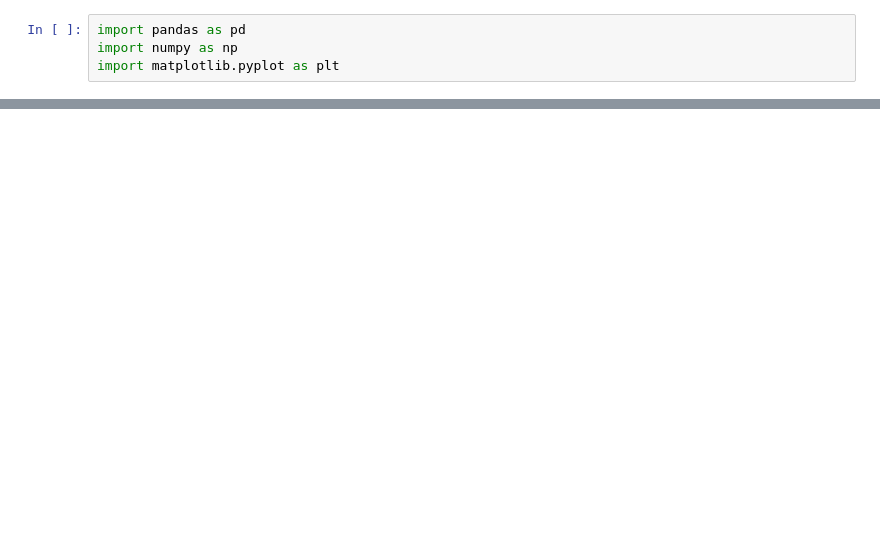
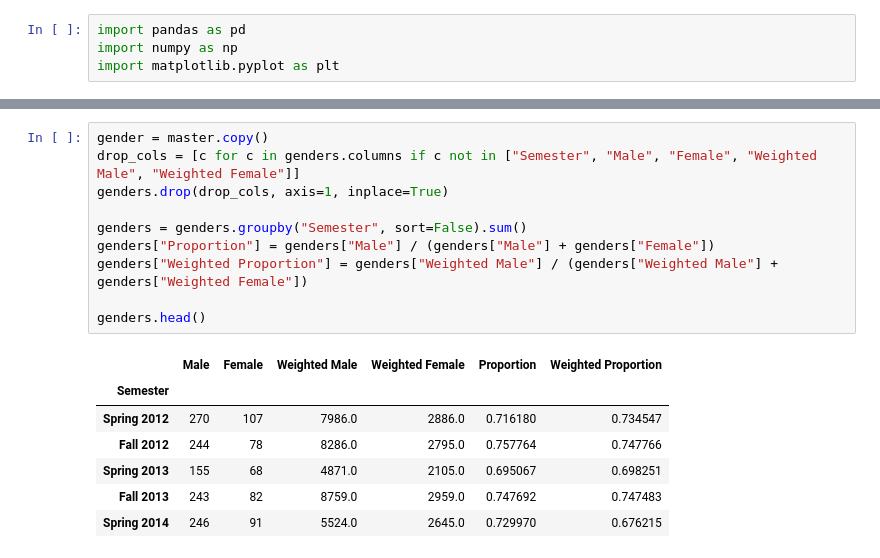
Before and after one commit to dailycal-projects/berkeleyenglish, a Jupyter notebook: literature.ipynb, the cells around one changed output, grey strips where cells are left out. Saved outputs shown, nothing was run; the diff lists cells and outputs as text; blank space fills up the shorter version.

```diff
--- a/literature.ipynb
+++ b/literature.ipynb
@@ -83,0 +30,18 @@ plt.show()
+# %%
+gender = master.copy()
+drop_cols = [c for c in genders.columns if c not in ["Semester", "Male", "Female", "Weighted Male", "Weighted Female"]]
+genders.drop(drop_cols, axis=1, inplace=True)
+
+genders = genders.groupby("Semester", sort=False).sum()
+genders["Proportion"] = genders["Male"] / (genders["Male"] + genders["Female"])
+genders["Weighted Proportion"] = genders["Weighted Male"] / (genders["Weighted Male"] + genders["Weighted Female"])
+
+genders.head()
+# %% [output]
+|  | Male | Female | Weighted Male | Weighted Female | Proportion | Weighted Proportion |
+| Semester |  |  |  |  |  |  |
+| Spring 2012 | 270 | 107 | 7986.0 | 2886.0 | 0.716180 | 0.734547 |
+| Fall 2012 | 244 | 78 | 8286.0 | 2795.0 | 0.757764 | 0.747766 |
+| Spring 2013 | 155 | 68 | 4871.0 | 2105.0 | 0.695067 | 0.698251 |
+| Fall 2013 | 243 | 82 | 8759.0 | 2959.0 | 0.747692 | 0.747483 |
+| Spring 2014 | 246 | 91 | 5524.0 | 2645.0 | 0.729970 | 0.676215 |
```
Also changed, not shown: parts of 7 cells of this notebook, 1 other file.
